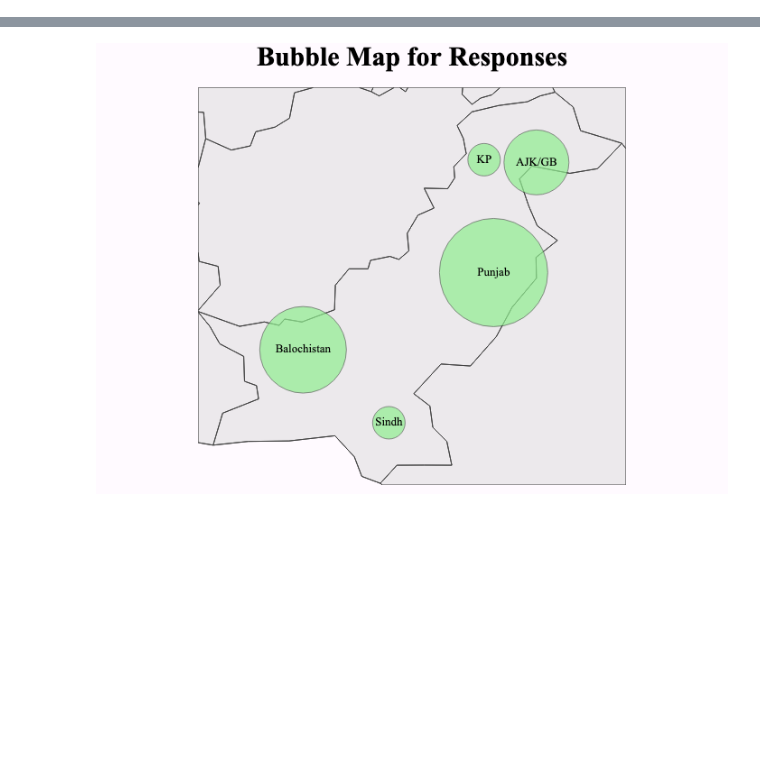
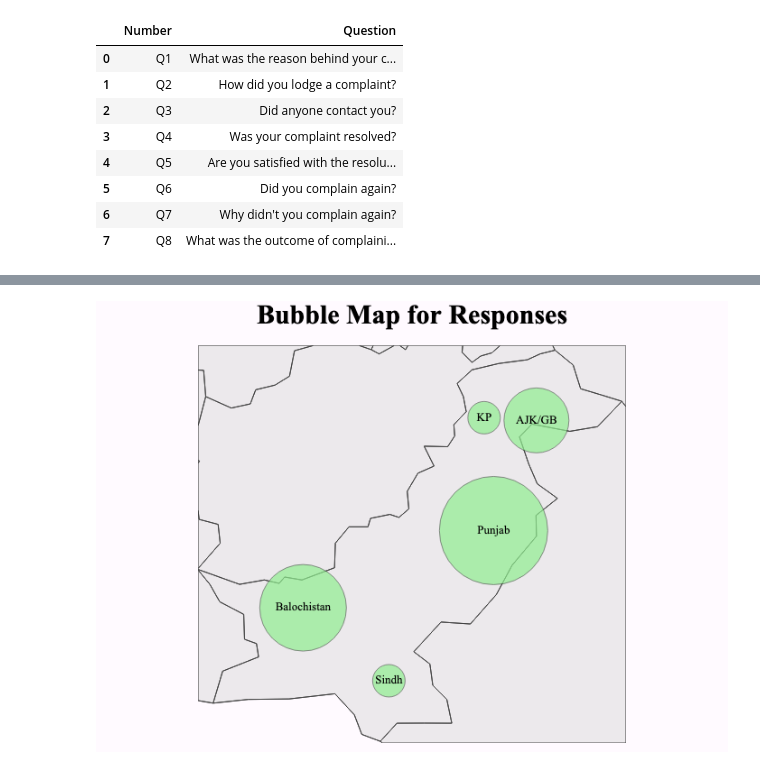
Before and after one commit to snaveerafrizvi/Grievance-Redressal, a Jupyter notebook: Grievance_redressal_sampledata.ipynb, the cells around one changed output, grey strips where cells are left out. Saved outputs shown, nothing was run; the diff lists cells and outputs as text; code cells hidden in the pictures; blank space fills up the shorter version.

```diff
--- a/Grievance_redressal_sampledata.ipynb
+++ b/Grievance_redressal_sampledata.ipynb
@@ -95,0 +54,13 @@ fig.set_facecolor(tuple(np.array([255, 250, 255]) / 255))
+# %%
+# Questions
+df_raw_questions
+# %% [output]
+|  | Number | Question |
+| 0 | Q1 | What was the reason behind your c... |
+| 1 | Q2 | How did you lodge a complaint? |
+| 2 | Q3 | Did anyone contact you? |
+| 3 | Q4 | Was your complaint resolved? |
+| 4 | Q5 | Are you satisfied with the resolu... |
+| 5 | Q6 | Did you complain again? |
+| 6 | Q7 | Why didn't you complain again? |
+| 7 | Q8 | What was the outcome of complaini... |
```
Also changed, not shown: parts of 9 cells of this notebook, 1 other file.
